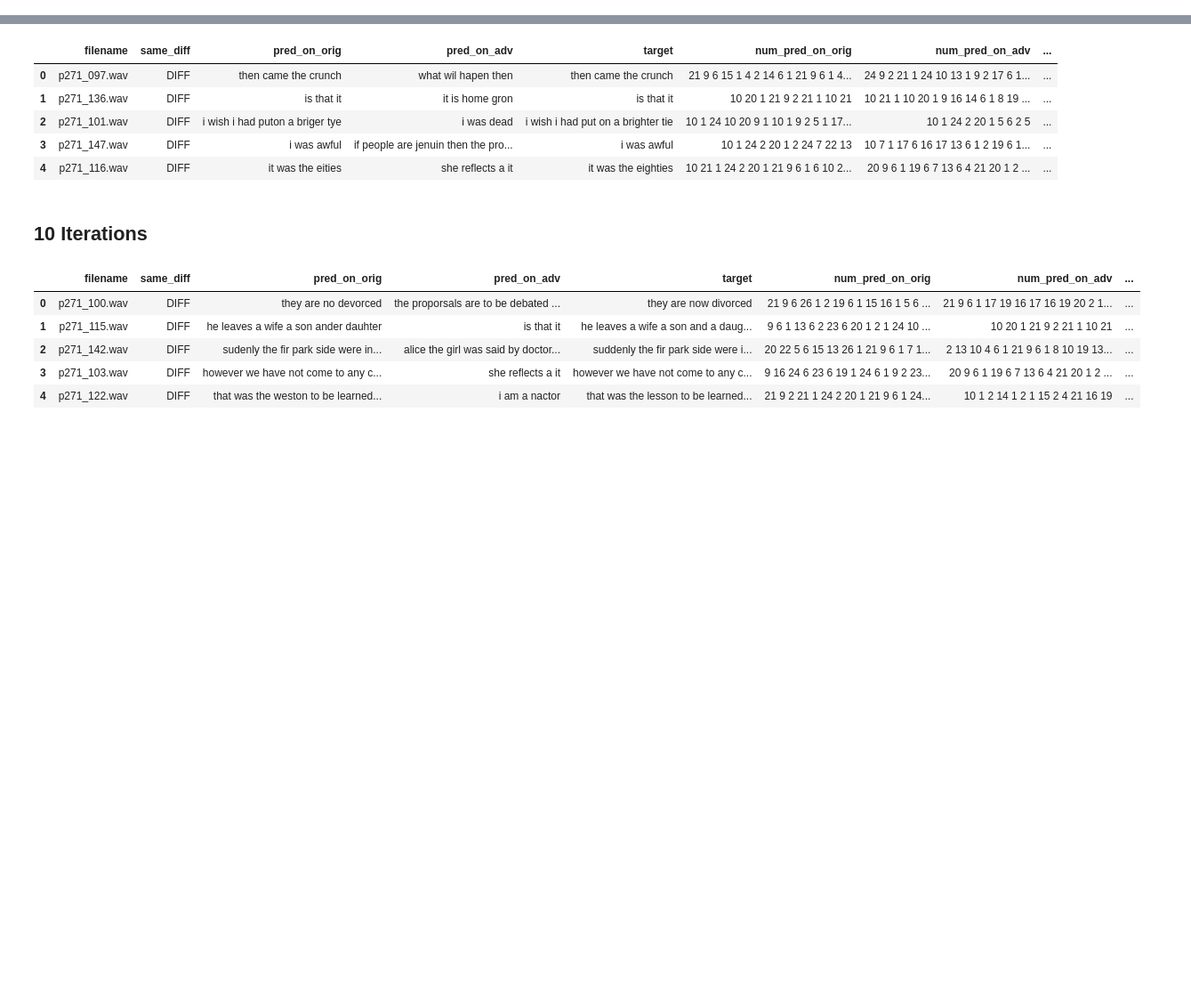
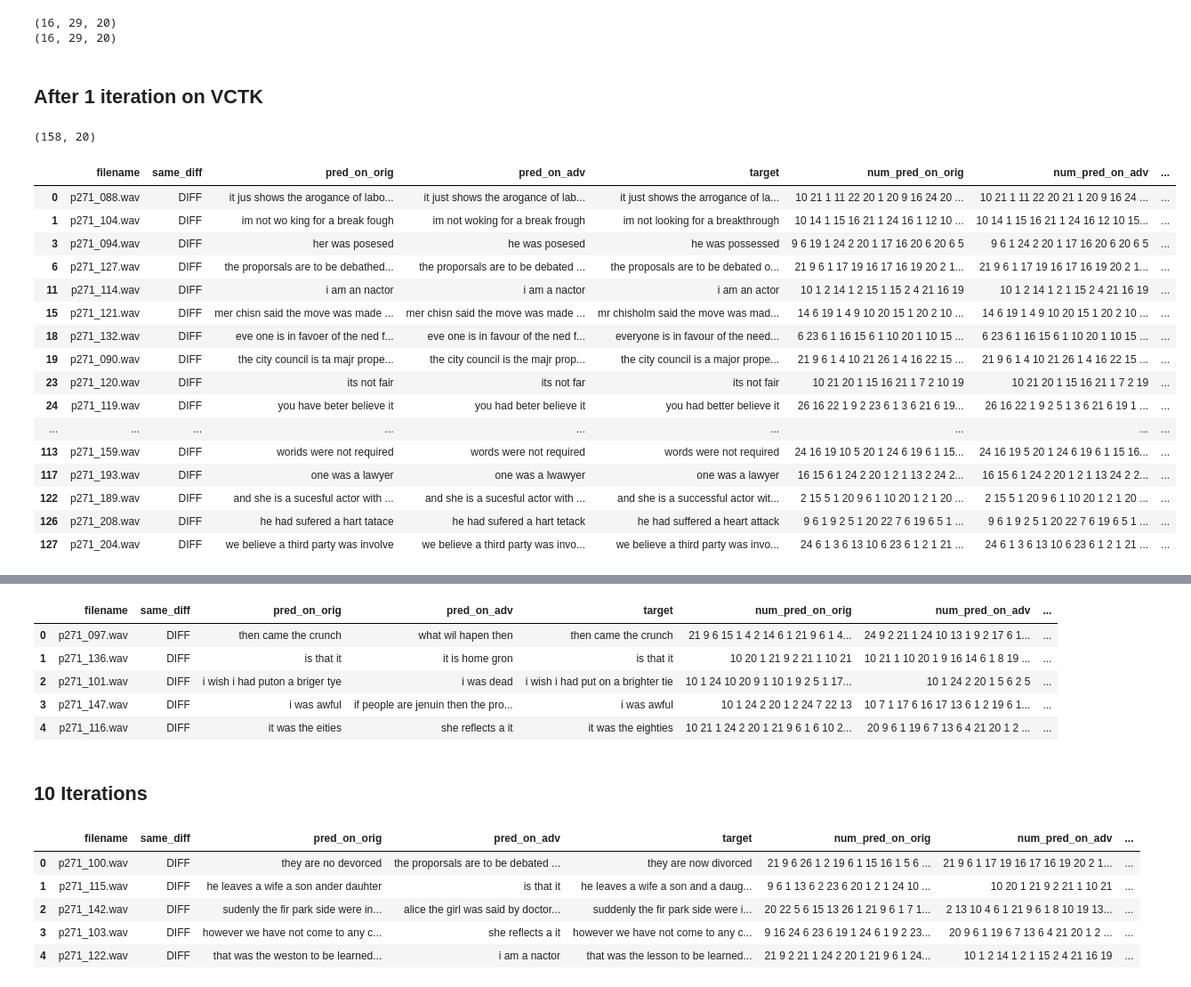
Before and after one commit to daniter-cu/AdversarialSpeech, a Jupyter notebook: speech-to-text-wavenet/Comparing multiple iterations.ipynb, the cells around one changed output, grey strips where cells are left out. Shown at 89% size. Saved outputs shown, nothing was run; the diff lists cells and outputs as text; code cells hidden in the pictures; blank space fills up the shorter version.

```diff
--- a/speech-to-text-wavenet/Comparing multiple iterations.ipynb
+++ b/speech-to-text-wavenet/Comparing multiple iterations.ipynb
@@ -57,0 +82,8 @@ test_vs_pred5_file = "preds_vs_labels_iters.tsv"
+# %%
+print orig1[0].shape
+print adv1[0].shape
+# %% [output]
+(16, 29, 20)
+(16, 29, 20)
+# %% [markdown]
+## After 1 iteration on VCTK
@@ -57,0 +96,27 @@ test_vs_pred5_file = "preds_vs_labels_iters.tsv"
+# %%
+adv2[0].shape
+# %% [output]
+(158, 20)
+# %%
+test_vs_pred2_file = "preds_vs_labels1.tsv"
+tp2 = pd.read_table(test_vs_pred2_file)
+# %%
+tp2[tp2['same_diff'] == 'DIFF']
+# %% [output]
+|  | filename | same_diff | pred_on_orig | pred_on_adv | target | num_pred_on_orig | num_pred_on_adv | ... |
+| 0 | p271_088.wav | DIFF | it jus shows the arogance of labo... | it just shows the arogance of lab... | it just shows the arrogance of la... | 10 21 1 11 22 20 1 20 9 16 24 20 ... | 10 21 1 11 22 20 21 1 20 9 16 24 ... | ... |
+| 1 | p271_104.wav | DIFF | im not wo king for a break fough | im not woking for a break frough | im not looking for a breakthrough | 10 14 1 15 16 21 1 24 16 1 12 10 ... | 10 14 1 15 16 21 1 24 16 12 10 15... | ... |
+| 3 | p271_094.wav | DIFF | her was posesed | he was posesed | he was possessed | 9 6 19 1 24 2 20 1 17 16 20 6 20 6 5 | 9 6 1 24 2 20 1 17 16 20 6 20 6 5 | ... |
+| 6 | p271_127.wav | DIFF | the proporsals are to be debathed... | the proporsals are to be debated ... | the proposals are to be debated o... | 21 9 6 1 17 19 16 17 16 19 20 2 1... | 21 9 6 1 17 19 16 17 16 19 20 2 1... | ... |
+| 11 | p271_114.wav | DIFF | i am an nactor | i am a nactor | i am an actor | 10 1 2 14 1 2 15 1 15 2 4 21 16 19 | 10 1 2 14 1 2 1 15 2 4 21 16 19 | ... |
+| 15 | p271_121.wav | DIFF | mer chisn said the move was made ... | mer chisn said the move was made ... | mr chisholm said the move was mad... | 14 6 19 1 4 9 10 20 15 1 20 2 10 ... | 14 6 19 1 4 9 10 20 15 1 20 2 10 ... | ... |
+| 18 | p271_132.wav | DIFF | eve one is in favoer of the ned f... | eve one is in favour of the ned f... | everyone is in favour of the need... | 6 23 6 1 16 15 6 1 10 20 1 10 15 ... | 6 23 6 1 16 15 6 1 10 20 1 10 15 ... | ... |
+| 19 | p271_090.wav | DIFF | the city council is ta majr prope... | the city council is the majr prop... | the city council is a major prope... | 21 9 6 1 4 10 21 26 1 4 16 22 15 ... | 21 9 6 1 4 10 21 26 1 4 16 22 15 ... | ... |
+| 23 | p271_120.wav | DIFF | its not fair | its not far | its not fair | 10 21 20 1 15 16 21 1 7 2 10 19 | 10 21 20 1 15 16 21 1 7 2 19 | ... |
+| 24 | p271_119.wav | DIFF | you have beter believe it | you had beter believe it | you had better believe it | 26 16 22 1 9 2 23 6 1 3 6 21 6 19... | 26 16 22 1 9 2 5 1 3 6 21 6 19 1 ... | ... |
+| ... | ... | ... | ... | ... | ... | ... | ... | ... |
+| 113 | p271_159.wav | DIFF | worids were not required | words were not required | words were not required | 24 16 19 10 5 20 1 24 6 19 6 1 15... | 24 16 19 5 20 1 24 6 19 6 1 15 16... | ... |
+| 117 | p271_193.wav | DIFF | one was a lawyer | one was a lwawyer | one was a lawyer | 16 15 6 1 24 2 20 1 2 1 13 2 24 2... | 16 15 6 1 24 2 20 1 2 1 13 24 2 2... | ... |
+| 122 | p271_189.wav | DIFF | and she is a sucesful actor with ... | and she is a sucesful actor with ... | and she is a successful actor wit... | 2 15 5 1 20 9 6 1 10 20 1 2 1 20 ... | 2 15 5 1 20 9 6 1 10 20 1 2 1 20 ... | ... |
+| 126 | p271_208.wav | DIFF | he had sufered a hart tatace | he had sufered a hart tetack | he had suffered a heart attack | 9 6 1 9 2 5 1 20 22 7 6 19 6 5 1 ... | 9 6 1 9 2 5 1 20 22 7 6 19 6 5 1 ... | ... |
+| 127 | p271_204.wav | DIFF | we believe a third party was involve | we believe a third party was invo... | we believe a third party was invo... | 24 6 1 3 6 13 10 6 23 6 1 2 1 21 ... | 24 6 1 3 6 13 10 6 23 6 1 2 1 21 ... | ... |
```
Also changed, not shown: parts of 35 cells of this notebook, 40 other files.
